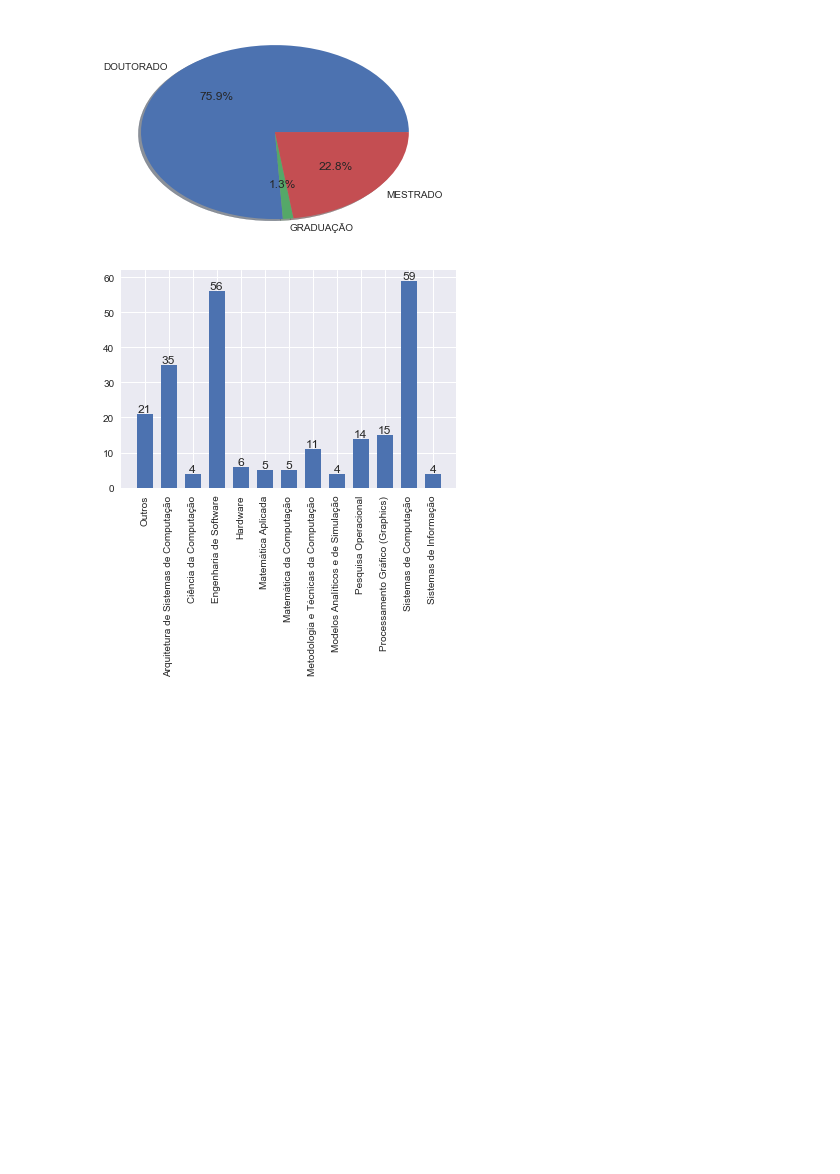
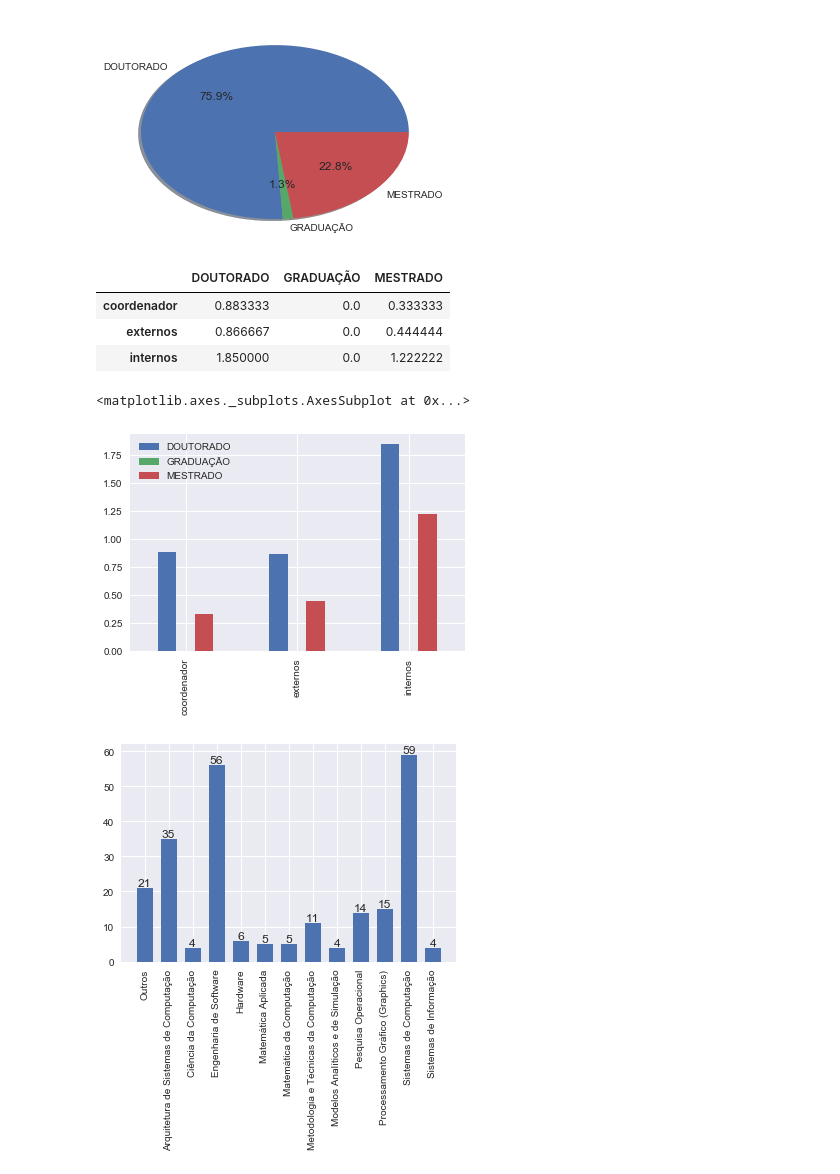
Before and after one commit to alvarofpp/imd0033-imd-pesquisa, a Jupyter notebook: Álvaro.ipynb, the cells around one changed output. Cells and saved outputs as stored; diff of their text form; code cells hidden in the pictures; blank space fills up the shorter version.

```diff
--- a/Álvaro.ipynb
+++ b/Álvaro.ipynb
@@ -248,6 +258,47 @@ plt.pie(list(formacoes.values()), labels=list(formacoes.keys()),
 plt.show()
 # %% [output]
 [figure]
+# %%
+# Qual a quantidade média de projetos coordenados, internos e externos dos pesquisadores do IMD e DIMAP?
+sum_projetos = {
+    'DOUTORADO' : {
+        'coordenador' : 0,
+        'internos' : 0,
+        'externos' : 0
+    },
+    'GRADUAÇÃO' : {
+        'coordenador' : 0,
+        'internos' : 0,
+        'externos' : 0
+    },
+    'MESTRADO' : {
+        'coordenador' : 0,
+        'internos' : 0,
+        'externos' : 0
+    }
+}
+
+for formacao in formacoes:
+    # Servidores de determinada formação
+    id_servidores = list(df_docentes_imd[df_docentes_imd.formacao == formacao].id_servidor)
+    # Pesquisadores
+    pesquisadores = df_pesquisadores[df_pesquisadores.id_servidor.isin(id_servidores)]
+
+    for tipo_projetos in sum_projetos[formacao].keys():
+        # Média de quantidade de projetos de determinado tipo pela quantidade de servidores de determinada formação
+        sum_projetos[formacao][tipo_projetos] = pesquisadores[tipo_projetos].sum() / len(id_servidores)
+
+pd.DataFrame(sum_projetos)
+# %% [output]
+|  | DOUTORADO | GRADUAÇÃO | MESTRADO |
+| coordenador | 0.883333 | 0.0 | 0.333333 |
+| externos | 0.866667 | 0.0 | 0.444444 |
+| internos | 1.850000 | 0.0 | 1.222222 |
+# %%
+pd.DataFrame(sum_projetos).plot(kind="bar")
+# %% [output]
+<matplotlib.axes._subplots.AxesSubplot at 0x...>
+[figure, added]
 # %%
 # Quais são as principais áreas de conhecimento que os docentes desenvolvem projetos de pesquisa?
 
```
Also changed, not shown: parts of 3 cells of this notebook.
